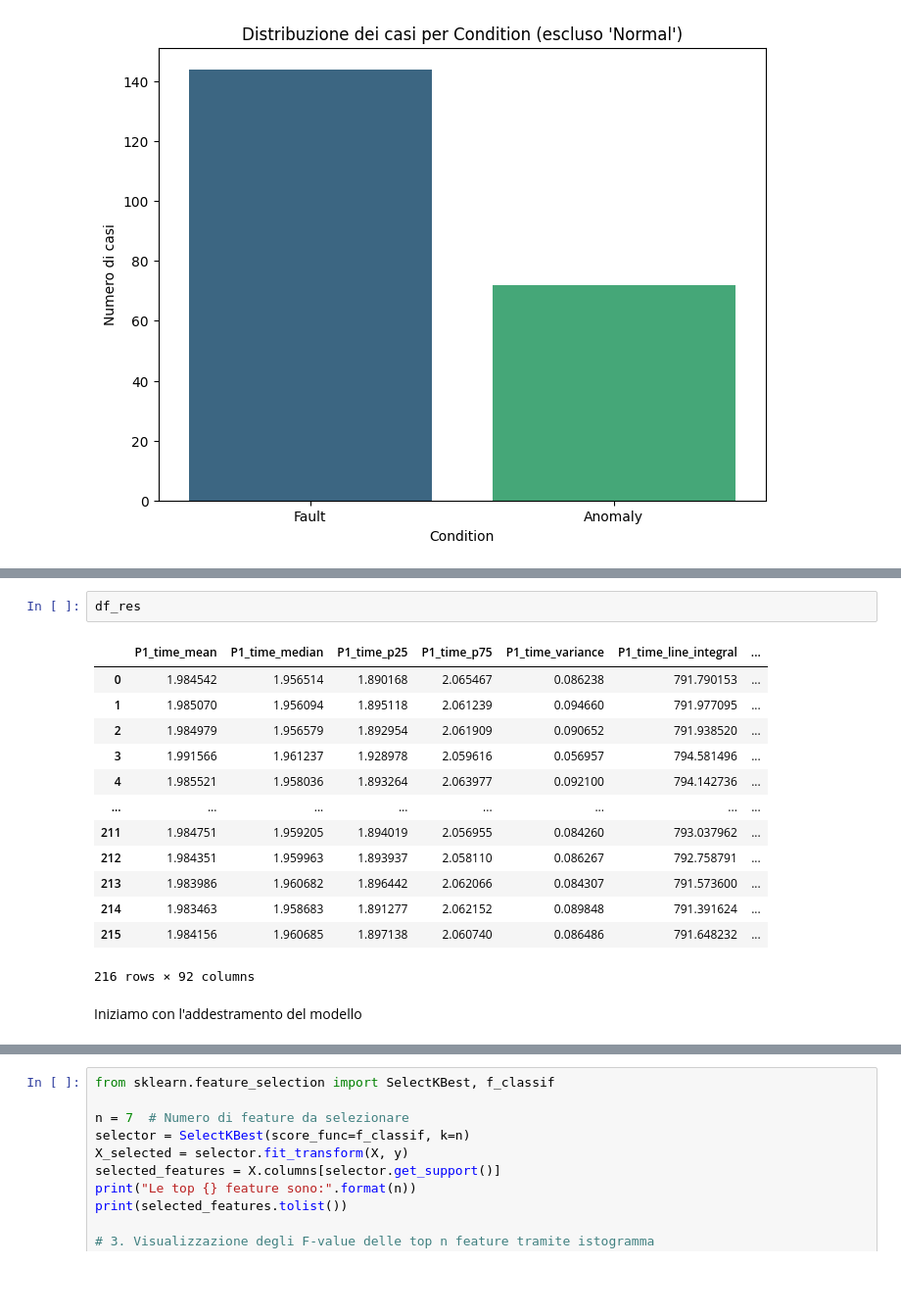
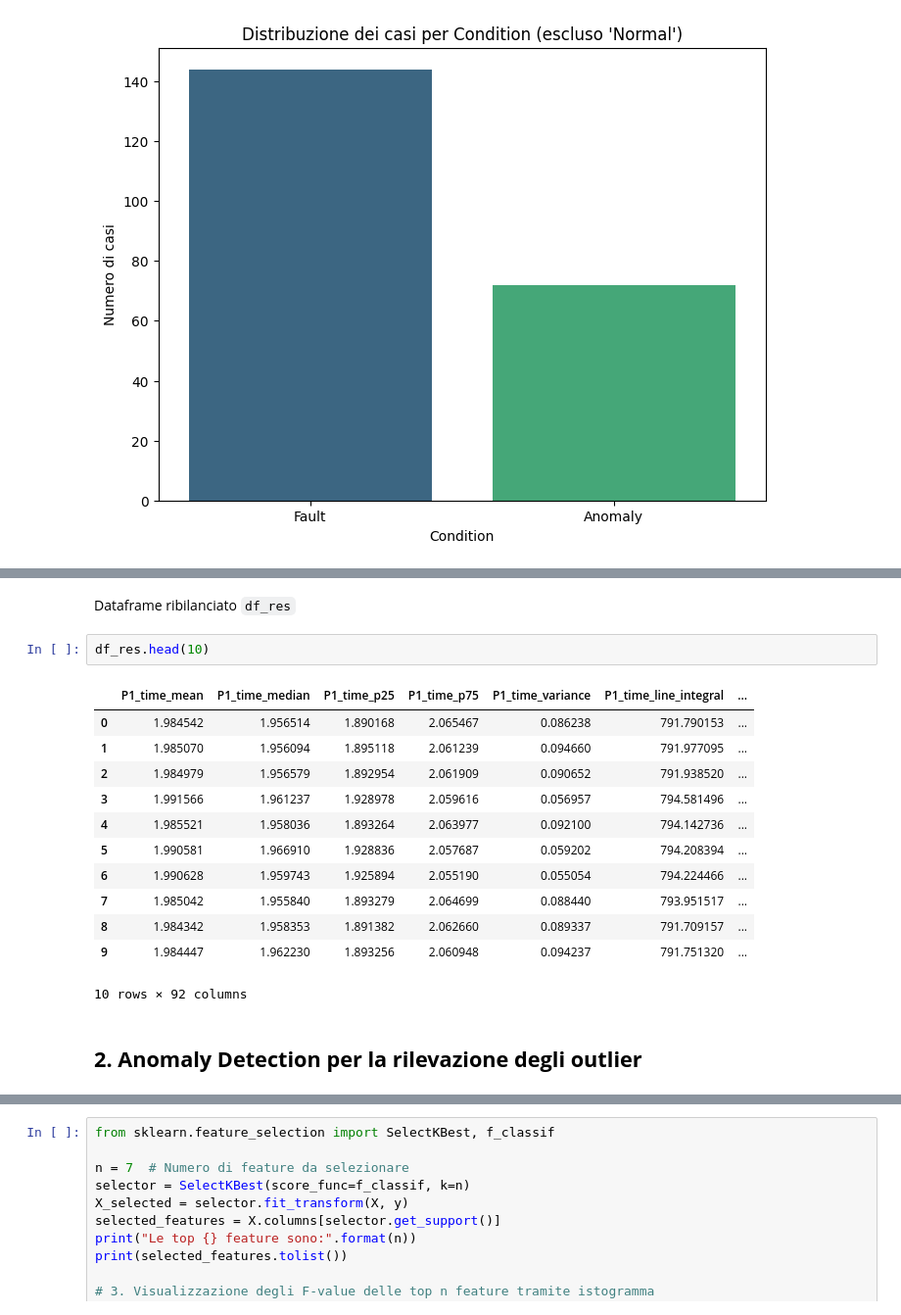
Before and after one commit to enricopierga/C2_PHM_AsiaPacific_2023, a Jupyter notebook: task2/task2.ipynb, the cells around one changed output, grey strips where cells are left out. Shown at 98% size. Drawn from its saved outputs; the diff is of its cells as text; blank space fills up the shorter version.

```diff
--- a/task2/task2.ipynb
+++ b/task2/task2.ipynb
@@ -299,24 +127,25 @@ plt.title("Distribuzione dei casi per Condition dopo bilanciamento (Undersamplin
 plt.show()
 # %% [output]
 [figure]
+# %% [markdown]
+Dataframe ribilanciato `df_res`
 # %%
-df_res
+df_res.head(10)
 # %% [output]
 |  | P1_time_mean | P1_time_median | P1_time_p25 | P1_time_p75 | P1_time_variance | P1_time_line_integral | ... |
 | 0 | 1.984542 | 1.956514 | 1.890168 | 2.065467 | 0.086238 | 791.790153 | ... |
 | 1 | 1.985070 | 1.956094 | 1.895118 | 2.061239 | 0.094660 | 791.977095 | ... |
 | 2 | 1.984979 | 1.956579 | 1.892954 | 2.061909 | 0.090652 | 791.938520 | ... |
 | 3 | 1.991566 | 1.961237 | 1.928978 | 2.059616 | 0.056957 | 794.581496 | ... |
 | 4 | 1.985521 | 1.958036 | 1.893264 | 2.063977 | 0.092100 | 794.142736 | ... |
-| ... | ... | ... | ... | ... | ... | ... | ... |
-| 211 | 1.984751 | 1.959205 | 1.894019 | 2.056955 | 0.084260 | 793.037962 | ... |
-| 212 | 1.984351 | 1.959963 | 1.893937 | 2.058110 | 0.086267 | 792.758791 | ... |
-| 213 | 1.983986 | 1.960682 | 1.896442 | 2.062066 | 0.084307 | 791.573600 | ... |
-| 214 | 1.983463 | 1.958683 | 1.891277 | 2.062152 | 0.089848 | 791.391624 | ... |
-| 215 | 1.984156 | 1.960685 | 1.897138 | 2.060740 | 0.086486 | 791.648232 | ... |
+| 5 | 1.990581 | 1.966910 | 1.928836 | 2.057687 | 0.059202 | 794.208394 | ... |
+| 6 | 1.990628 | 1.959743 | 1.925894 | 2.055190 | 0.055054 | 794.224466 | ... |
+| 7 | 1.985042 | 1.955840 | 1.893279 | 2.064699 | 0.088440 | 793.951517 | ... |
+| 8 | 1.984342 | 1.958353 | 1.891382 | 2.062660 | 0.089337 | 791.709157 | ... |
+| 9 | 1.984447 | 1.962230 | 1.893256 | 2.060948 | 0.094237 | 791.751320 | ... |
-216 rows × 92 columns
+10 rows × 92 columns
-# %% [markdown]
-Iniziamo con l'addestramento del modello
+# %% [markdown]
+## **2. Anomaly Detection per la rilevazione degli outlier**
 # %%
 import pandas as pd
 import numpy as np
```
Also changed, not shown: parts of 56 cells of this notebook, 3 other files.
